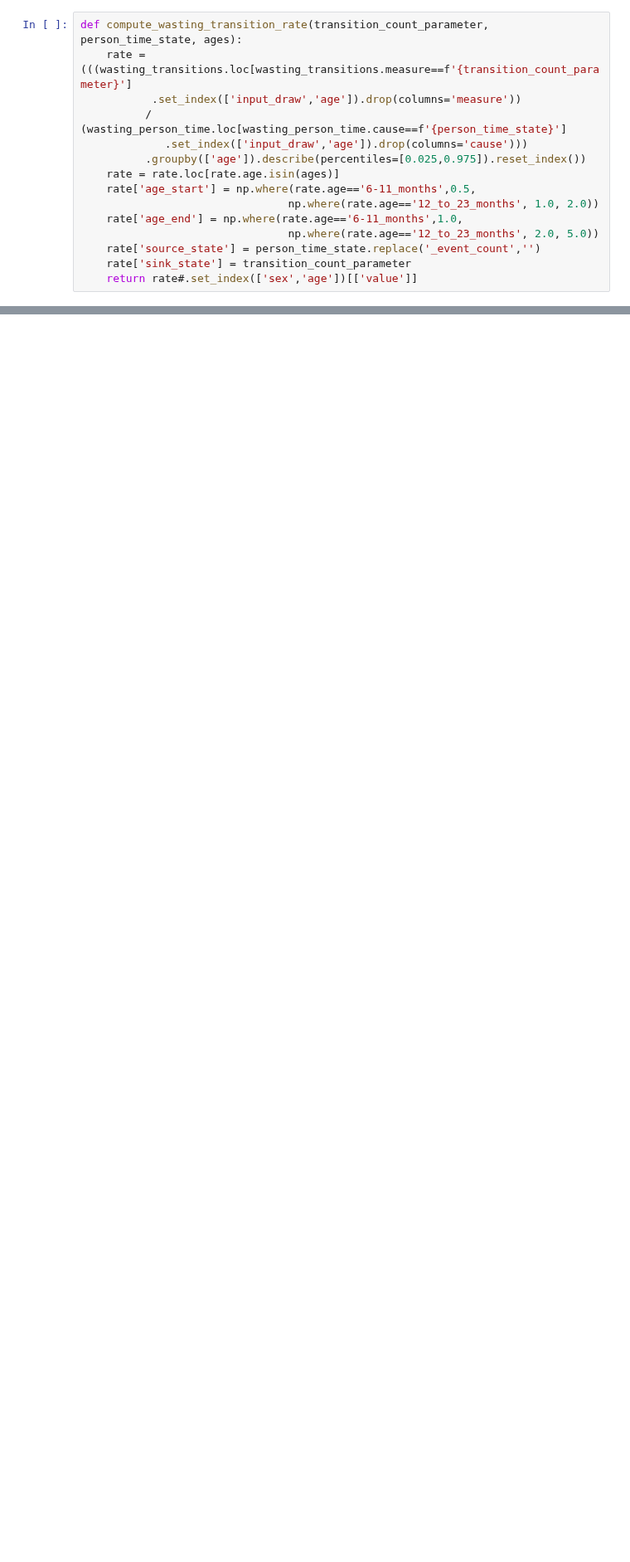
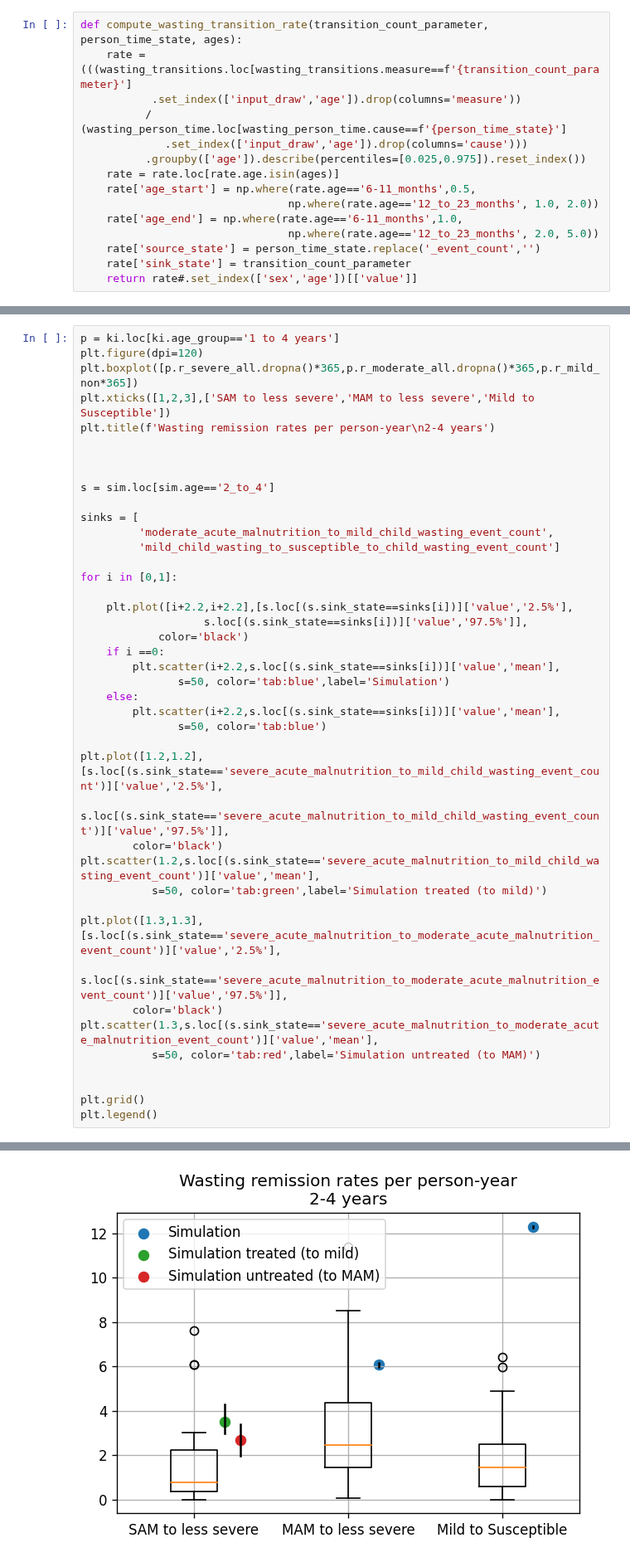
Before and after one commit to ihmeuw/vivarium_research_ciff_sam, a Jupyter notebook: wasting_transitions/alibow_ki_database_rates/KI_rates.ipynb, the cells around one changed output, grey strips where cells are left out. Shown at 83% size. Drawn from its saved outputs; the diff is of its cells as text; blank space fills up the shorter version.

```diff
--- a/wasting_transitions/alibow_ki_database_rates/KI_rates.ipynb
+++ b/wasting_transitions/alibow_ki_database_rates/KI_rates.ipynb
@@ -324,0 +337,43 @@ array(['<27 days', '1 to 5 months', '6 to 12 months', '1 to 4 years',
+# %%
+p = ki.loc[ki.age_group=='1 to 4 years']
+plt.figure(dpi=120)
+plt.boxplot([p.r_severe_all.dropna()*365,p.r_moderate_all.dropna()*365,p.r_mild_non*365])
+plt.xticks([1,2,3],['SAM to less severe','MAM to less severe','Mild to Susceptible'])
+plt.title(f'Wasting remission rates per person-year\n2-4 years')
+
+
+
+s = sim.loc[sim.age=='2_to_4']
+
+sinks = [
+         'moderate_acute_malnutrition_to_mild_child_wasting_event_count',
+         'mild_child_wasting_to_susceptible_to_child_wasting_event_count']
+
+for i in [0,1]:
+
+    plt.plot([i+2.2,i+2.2],[s.loc[(s.sink_state==sinks[i])]['value','2.5%'],
+                   s.loc[(s.sink_state==sinks[i])]['value','97.5%']],
+            color='black')
+    if i ==0:
+        plt.scatter(i+2.2,s.loc[(s.sink_state==sinks[i])]['value','mean'],
+               s=50, color='tab:blue',label='Simulation')
+    else:
+        plt.scatter(i+2.2,s.loc[(s.sink_state==sinks[i])]['value','mean'],
+               s=50, color='tab:blue')
+
+plt.plot([1.2,1.2],[s.loc[(s.sink_state=='severe_acute_malnutrition_to_mild_child_wasting_event_count')]['value','2.5%'],
+               s.loc[(s.sink_state=='severe_acute_malnutrition_to_mild_child_wasting_event_count')]['value','97.5%']],
+        color='black')
+plt.scatter(1.2,s.loc[(s.sink_state=='severe_acute_malnutrition_to_mild_child_wasting_event_count')]['value','mean'],
+           s=50, color='tab:green',label='Simulation treated (to mild)')
+
+plt.plot([1.3,1.3],[s.loc[(s.sink_state=='severe_acute_malnutrition_to_moderate_acute_malnutrition_event_count')]['value','2.5%'],
+               s.loc[(s.sink_state=='severe_acute_malnutrition_to_moderate_acute_malnutrition_event_count')]['value','97.5%']],
+        color='black')
+plt.scatter(1.3,s.loc[(s.sink_state=='severe_acute_malnutrition_to_moderate_acute_malnutrition_event_count')]['value','mean'],
+           s=50, color='tab:red',label='Simulation untreated (to MAM)')
+
+
+plt.grid()
+plt.legend()
+# %% [output]
@@ -324,0 +381 @@ array(['<27 days', '1 to 5 months', '6 to 12 months', '1 to 4 years',
+[figure, added]
```
Also changed, not shown: parts of 8 cells of this notebook, 23 other files.
